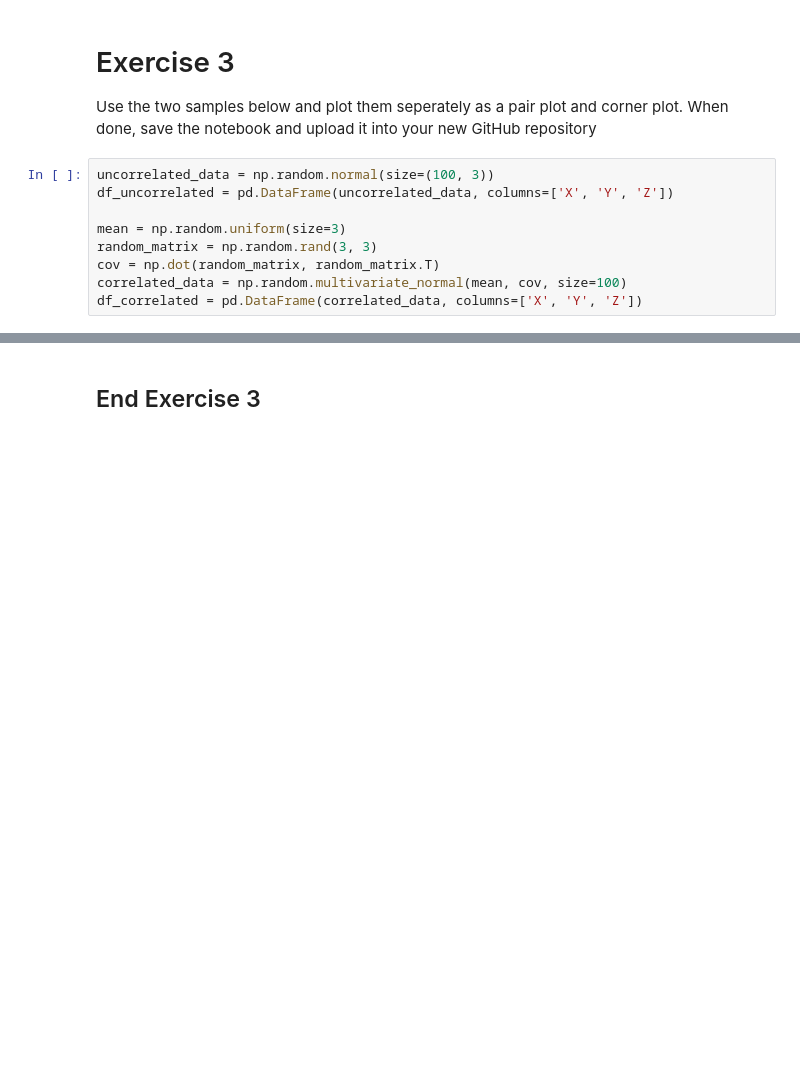
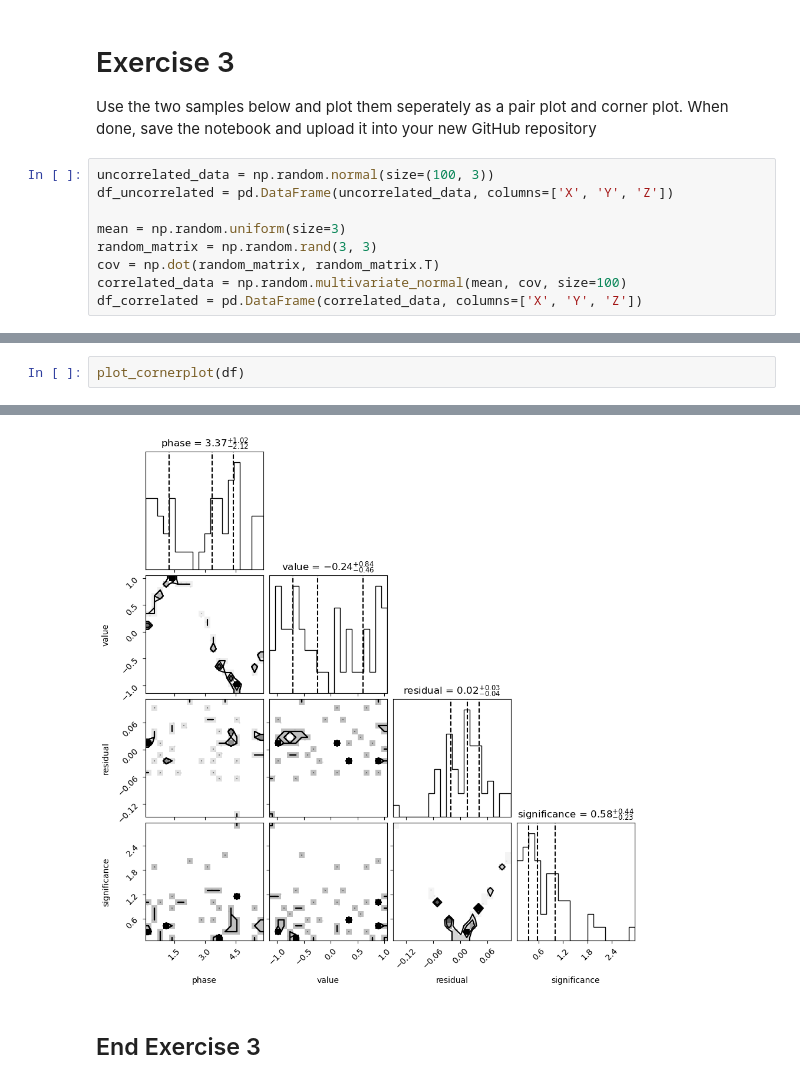
Before and after one commit to Covpet/Applied-Data-Science-1, a Jupyter notebook: Version Control and Further Graphs (1).ipynb, the cells around one changed output, grey strips where cells are left out. Cells and saved outputs as stored; diff of their text form; blank space fills up the shorter version.

```diff
--- a/Version Control and Further Graphs (1).ipynb
+++ b/Version Control and Further Graphs (1).ipynb
@@ -281,0 +349,3 @@ df_correlated = pd.DataFrame(correlated_data, columns=['X', 'Y', 'Z'])
+# %%
+plot_cornerplot(df)
+# %% [output]
@@ -282,2 +357,3 @@ df_correlated = pd.DataFrame(correlated_data, columns=['X', 'Y', 'Z'])
+[figure, added]
 # %% [markdown]
 ## End Exercise 3
```
Also changed, not shown: parts of 10 cells of this notebook.
